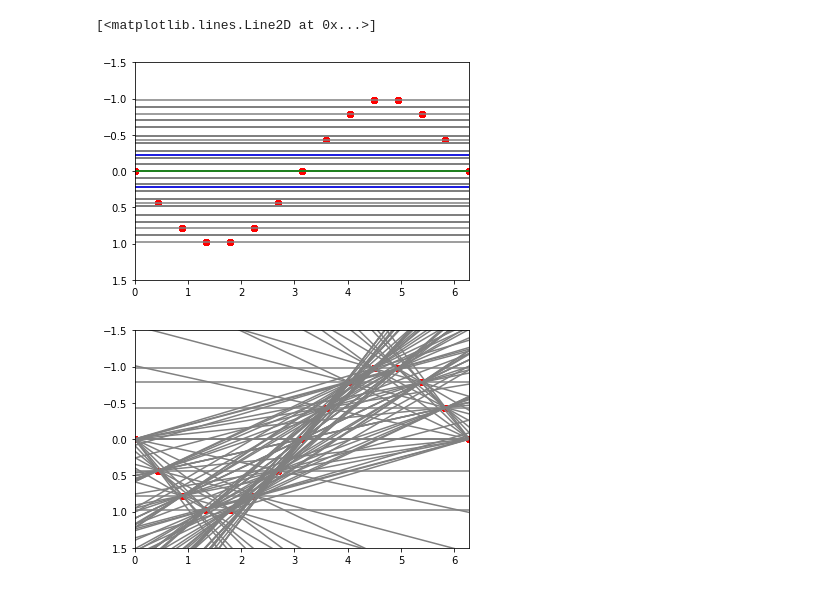
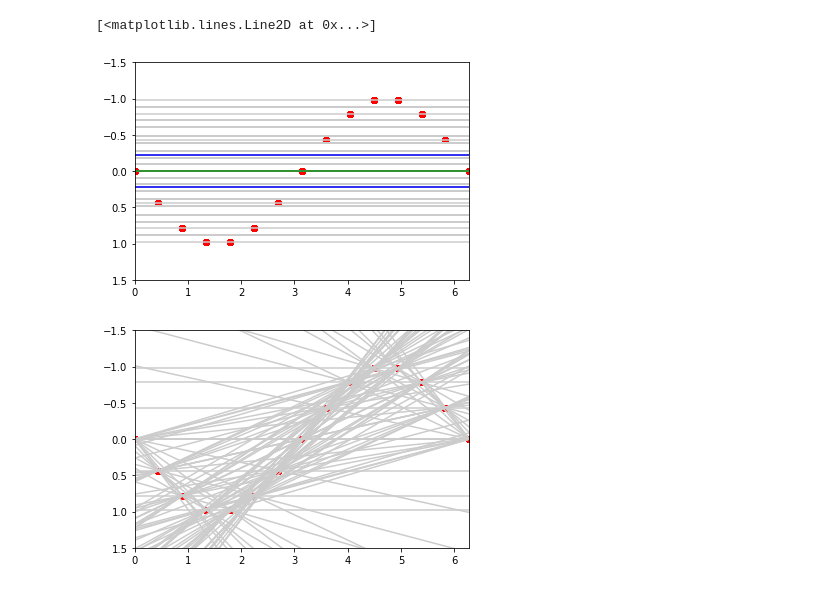
Before and after one commit to AnkitDimri/Machine-Learning, a Jupyter notebook: bias and variance.ipynb, the cells around one changed output. Saved outputs shown, nothing was run; the diff lists cells and outputs as text; code cells hidden in the pictures.

```diff
--- a/bias and variance.ipynb
+++ b/bias and variance.ipynb
@@ -27,11 +27,11 @@ def linear_regression (x, y, m):
     df = data (x, m)
     w = find_weights (df.values, y)
 
-    plt.scatter (x, y, color = "red")
     val = np.linspace (0, 2*np.pi, 2)
 
     plt.xlim(0, 2*np.pi)
     plt.ylim(1.5, -1.5);
-    plt.plot(val, np.matmul (data (val, m).values, w), linestyle='solid', color = "grey")
+    plt.plot(val, np.matmul (data (val, m).values, w), linestyle='solid', color=lighten_color('grey', 0.4))
+    plt.scatter (x, y, color = "red")
 
     return w
@@ -72,13 +91,16 @@ plt.plot(val, np.matmul (data (val, 1).values, mw) + var, linestyle='solid', col
 plt.plot(val, np.matmul (data (val, 1).values, mw) - var, linestyle='solid', color = "blue")
 # %% [output]
 [<matplotlib.lines.Line2D at 0x...>]
-[figure, old version]
+[figure, new version]
 # %%
 for i in range (len (x)):
     for j in range (i+1, len (x)):
 
         x_t = [x [i], x [j]]
         y_t = [y [i], y [j]]
         w = linear_regression (x_t, y_t, 2)
+
+plt.scatter (x, y, color = "red")
+plt.show ()
 # %% [output]
-[figure, old version]
+[figure, new version]
```
Also changed, not shown: parts of 1 cell of this notebook.
